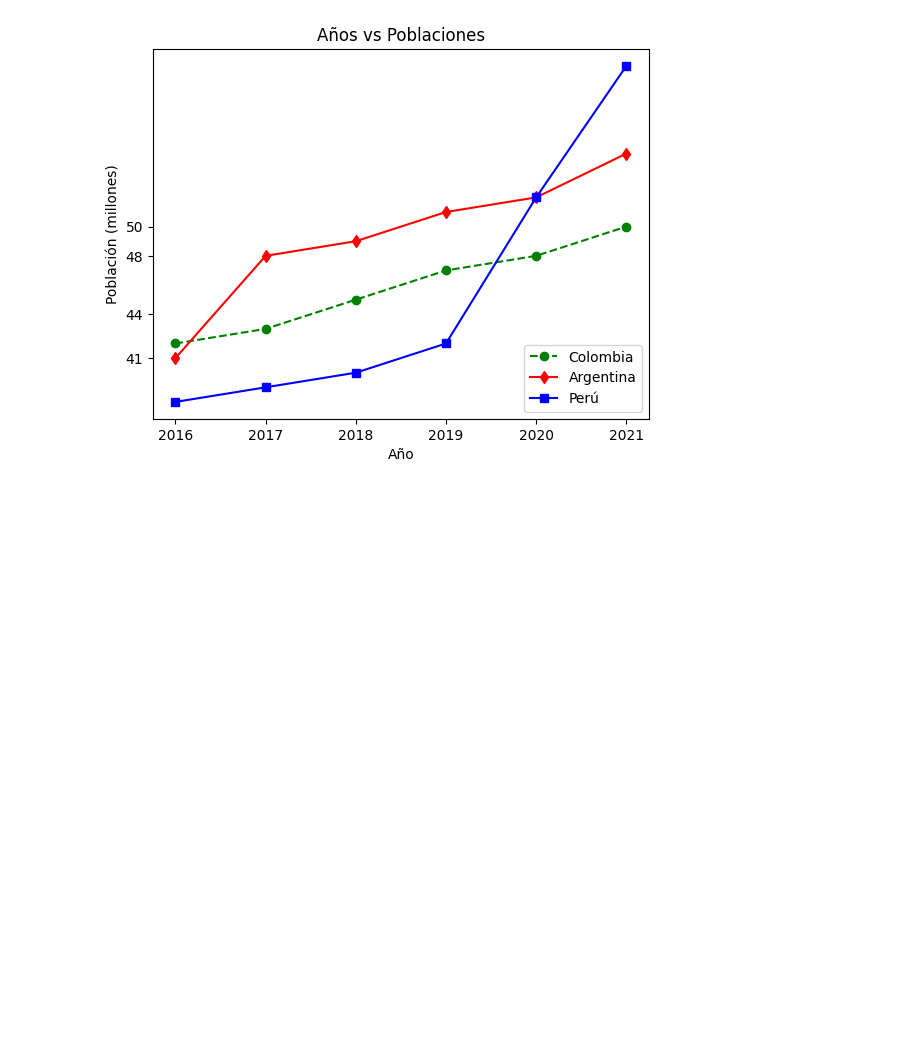
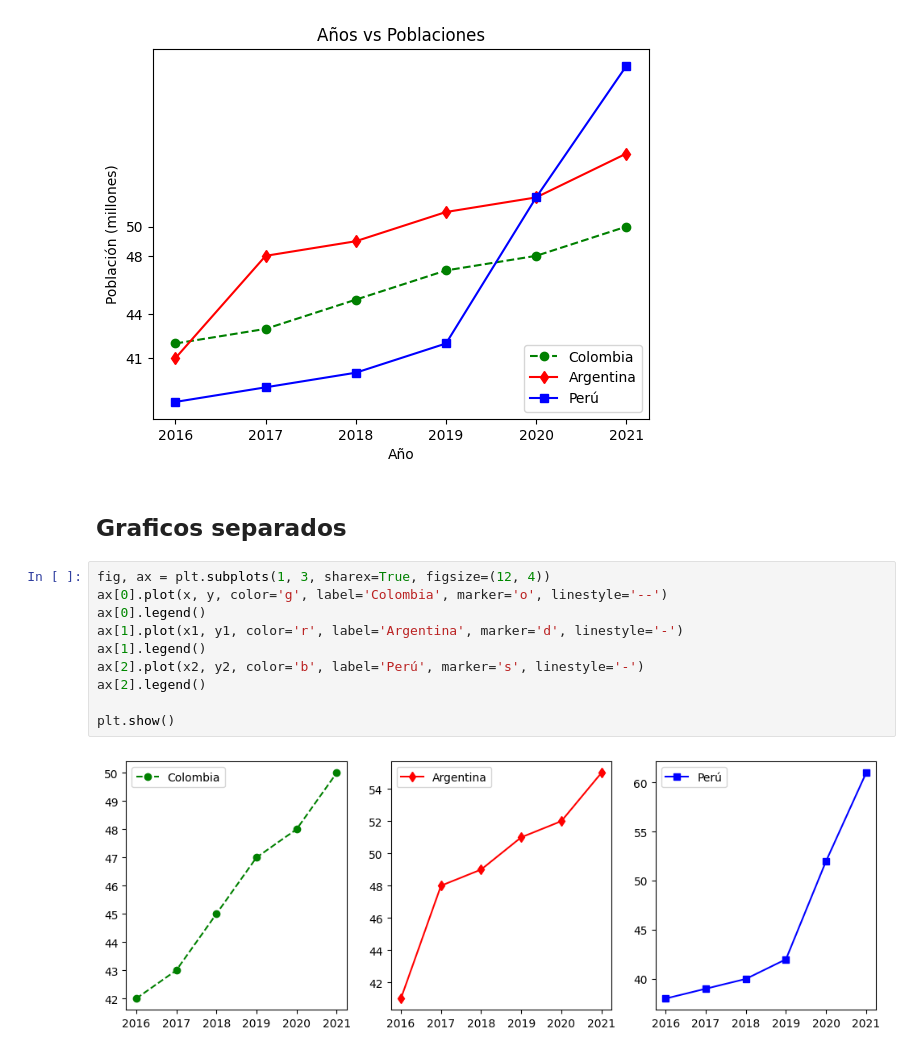
Before and after one commit to juan33344/MatrizVectores, a Jupyter notebook: MahtFlowt/introduccionMhatFlow.ipynb, the cells around one changed output. Drawn from its saved outputs; the diff is of its cells as text; blank space fills up the shorter version.

```diff
--- a/MahtFlowt/introduccionMhatFlow.ipynb
+++ b/MahtFlowt/introduccionMhatFlow.ipynb
@@ -49,3 +49,17 @@ plt.savefig('grafico_poblacion.png')
 plt.show()
 # %% [output]
 [figure]
+# %% [markdown]
+## Graficos separados
+# %%
+fig, ax = plt.subplots(1, 3, sharex=True, figsize=(12, 4))
+ax[0].plot(x, y, color='g', label='Colombia', marker='o', linestyle='--')
+ax[0].legend()
+ax[1].plot(x1, y1, color='r', label='Argentina', marker='d', linestyle='-')
+ax[1].legend()
+ax[2].plot(x2, y2, color='b', label='Perú', marker='s', linestyle='-')
+ax[2].legend()
+
+plt.show()
+# %% [output]
+[figure, added]
```
Also changed, not shown: parts of 10 cells of this notebook, 4 other files.
